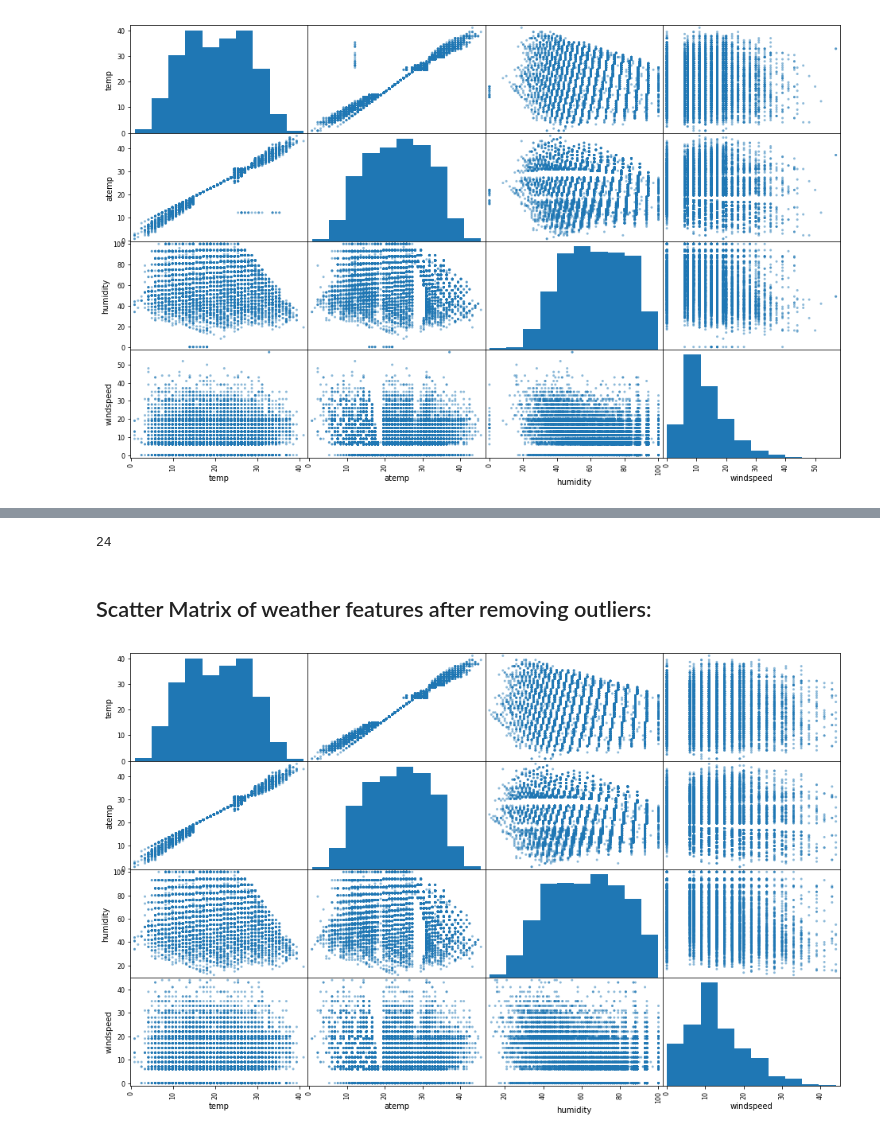
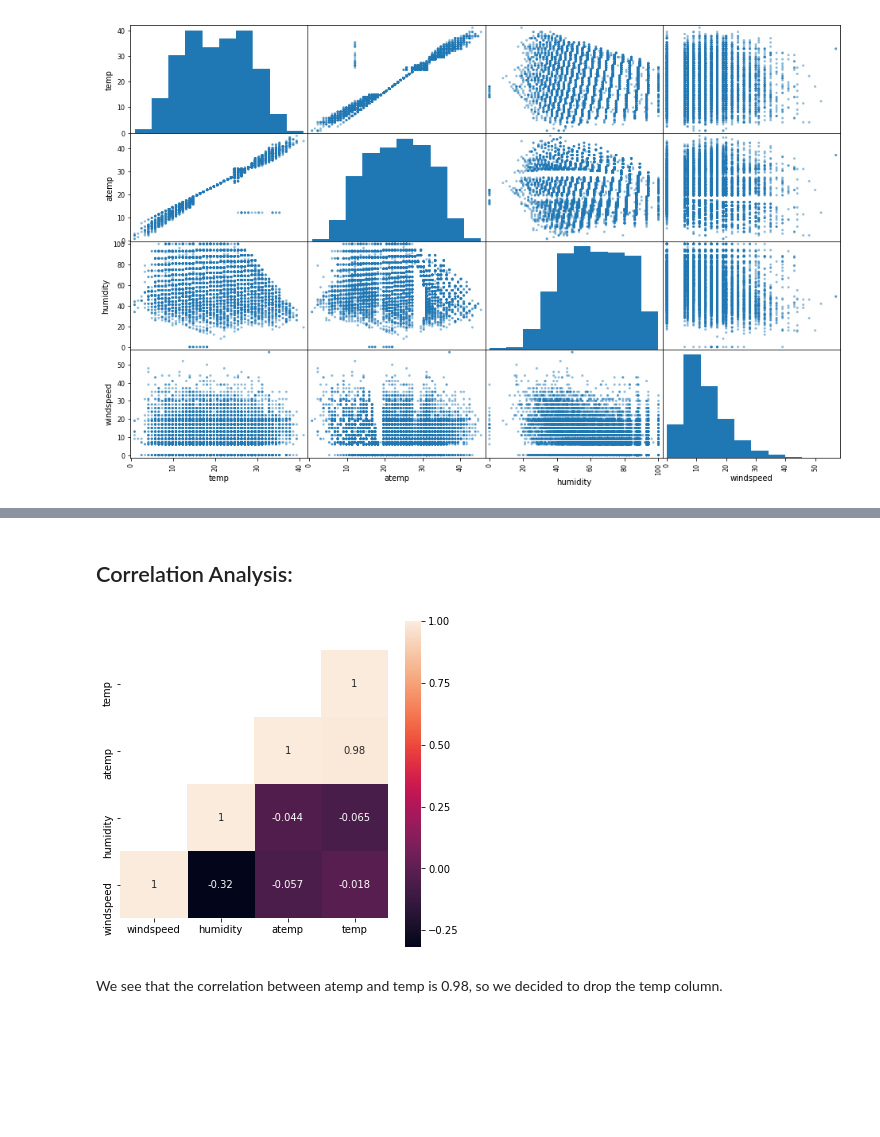
Before and after one commit to omerv/Bike-Sharing-Demand, a Jupyter notebook: Bike_Sharing_Demand.ipynb, the cells around one changed output, grey strips where cells are left out. Cells and saved outputs as stored; diff of their text form; code cells hidden in the pictures; blank space fills up the shorter version.

Commit message:
Renamed to Data Exploration Changed bikeData to bikeDataDE Added heatmap

```diff
--- a/Bike_Sharing_Demand.ipynb
+++ b/Bike_Sharing_Demand.ipynb
@@ -116,5 +106,5 @@ bikeData['weekday'] = bikeData['datetime'].apply(lambda x:dayofweek_dict[x.dayof
 # %% [markdown]
 #### **Dropping Unncessary Columns**
 # %%
-bikeData.drop(["datetime"], axis=1, inplace=True)
+bikeDataDE.drop(["datetime"], axis=1, inplace=True)
 # %%
@@ -131,14 +121,12 @@ bikeData.head()
 # %%
 weekdayOrder = ['Mon','Tue','Wed','Thu','Fri','Sat','Sun']
 t = CategoricalDtype(categories=weekdayOrder, ordered=True)
-bikeData.weekday = pd.Series(bikeData.weekday, dtype=t)
-# bikeData.weekday.cat.ordered
+bikeDataDE.weekday = pd.Series(bikeDataDE.weekday, dtype=t)
 # %%
 seasonOrder = ['Spring', 'Summer','Fall', 'Winter']
 t = CategoricalDtype(categories=seasonOrder, ordered=True)
-bikeData.season = pd.Series(bikeData.season, dtype=t)
-#bikeData.season.cat.ordered
+bikeDataDE.season = pd.Series(bikeDataDE.season, dtype=t)
 # %%
 for var in ['hour','month','weather','holiday','workingday']:
-    bikeData[var] = bikeData[var].astype('category')
+    bikeDataDE[var] = bikeDataDE[var].astype('category')
 # %%
@@ -445,4 +402,0 @@ bikeData.humidity.count()
-# %%
-bikeData[(bikeData.atemp < 15) & (bikeData.temp > 25)].atemp.count()
-# %% [output]
-24
@@ -451,6 +403,14 @@ bikeData.drop(bikeData[(bikeData.atemp < 15) & (bikeData.temp > 25)].index, inpl
-# %% [markdown]
-## Scatter Matrix of weather features after removing outliers:
-# %%
-scatter = scatter_matrix(bikeData[['temp','atemp','humidity','windspeed']],  alpha=0.5, figsize=(16, 10))
-# %% [output]
-[figure, removed]
+# %% [markdown]
+## Correlation Analysis:
+# %%
+corr = bikeDataDE.loc[:,['temp','atemp','humidity','windspeed']].corr()
+mask = np.array(corr)
+mask[np.tril_indices_from(mask)] = False
+fig,ax = plt.subplots()
+fig.set_size_inches(6,6)
+ax = sn.heatmap(corr, mask=mask, square=True, annot=True)
+ax.invert_xaxis()
+# %% [output]
+[figure, added]
+# %% [markdown]
+We see that the correlation between atemp and temp is 0.98, so we decided to drop the temp column.
```
Also changed, not shown: parts of 34 cells of this notebook.
